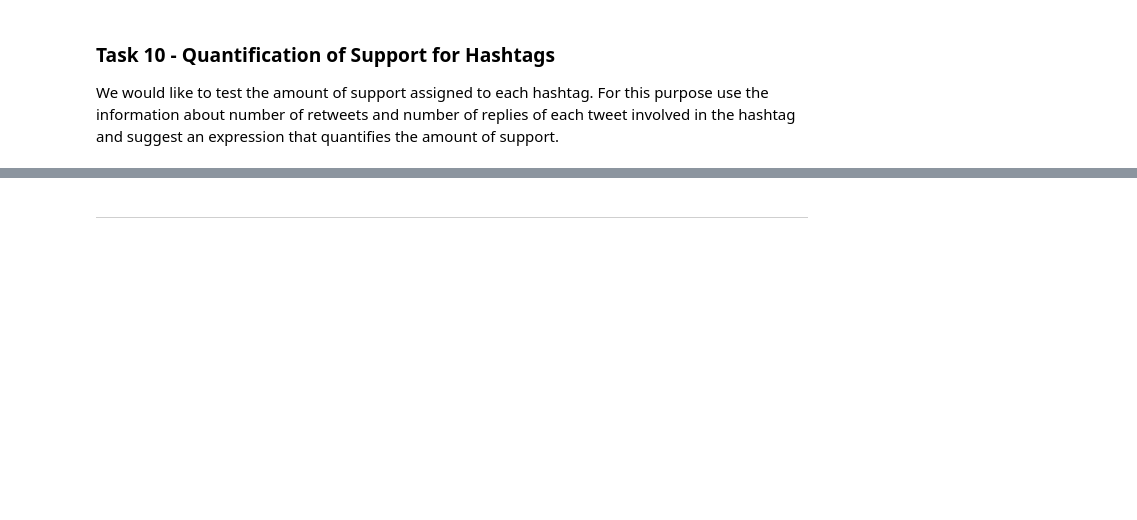
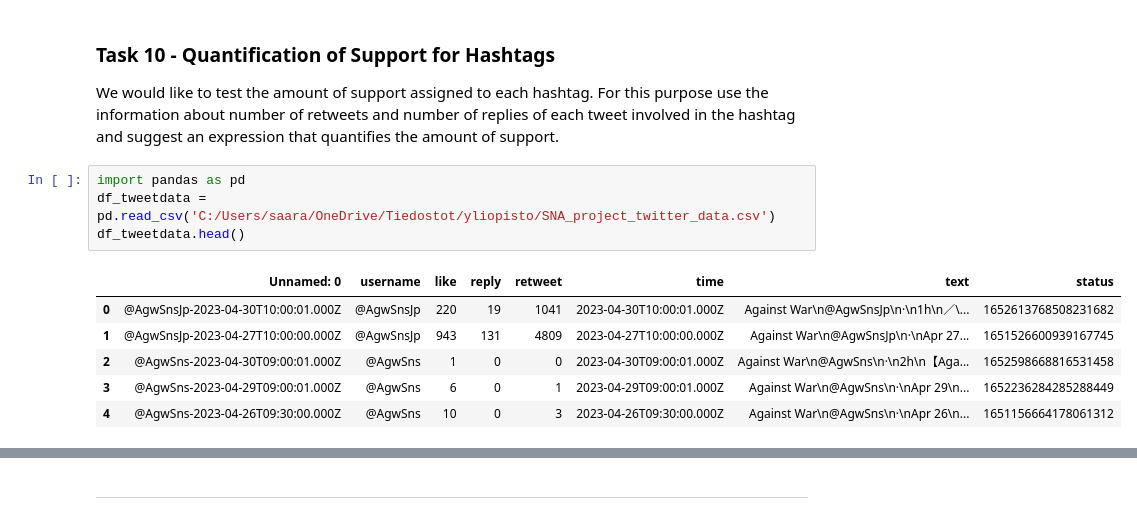
Before and after one commit to azizulkawser/SNA_Project-Analysis-of-Climate-Change-Community, a Jupyter notebook: V_1.1_SNA_Project_Analysis_of_Climate_Change_Community.ipynb, the cells around one changed output, grey strips where cells are left out. Drawn from its saved outputs; the diff is of its cells as text; blank space fills up the shorter version.

```diff
--- a/V_1.1_SNA_Project_Analysis_of_Climate_Change_Community.ipynb
+++ b/V_1.1_SNA_Project_Analysis_of_Climate_Change_Community.ipynb
@@ -626,3 +626,14 @@ print(tabulate(data, headers=col_names, tablefmt="fancy_grid"))
 # %% [markdown]
 ### <font color = 'sky blue'> Task 10 - Quantification of Support for Hashtags  </font>
 <font color = 'black'> We would like to test the amount of support assigned to each hashtag. For this purpose use the information about number of retweets and number of replies of each tweet involved in the hashtag and suggest an expression that quantifies the amount of support.</font>
+# %%
+import pandas as pd
+df_tweetdata = pd.read_csv('C:/Users/saara/OneDrive/Tiedostot/yliopisto/SNA_project_twitter_data.csv')
+df_tweetdata.head()
+# %% [output]
+|  | Unnamed: 0 | username | like | reply | retweet | time | text | status |
+| 0 | @AgwSnsJp-2023-04-30T10:00:01.000Z | @AgwSnsJp | 220 | 19 | 1041 | 2023-04-30T10:00:01.000Z | Against War\n@AgwSnsJp\n·\n1h\n／\... | 1652613768508231682 |
+| 1 | @AgwSnsJp-2023-04-27T10:00:00.000Z | @AgwSnsJp | 943 | 131 | 4809 | 2023-04-27T10:00:00.000Z | Against War\n@AgwSnsJp\n·\nApr 27... | 1651526600939167745 |
+| 2 | @AgwSns-2023-04-30T09:00:01.000Z | @AgwSns | 1 | 0 | 0 | 2023-04-30T09:00:01.000Z | Against War\n@AgwSns\n·\n2h\n【Aga... | 1652598668816531458 |
+| 3 | @AgwSns-2023-04-29T09:00:01.000Z | @AgwSns | 6 | 0 | 1 | 2023-04-29T09:00:01.000Z | Against War\n@AgwSns\n·\nApr 29\n... | 1652236284285288449 |
+| 4 | @AgwSns-2023-04-26T09:30:00.000Z | @AgwSns | 10 | 0 | 3 | 2023-04-26T09:30:00.000Z | Against War\n@AgwSns\n·\nApr 26\n... | 1651156664178061312 |
```
Also changed, not shown: parts of 7 cells of this notebook.
